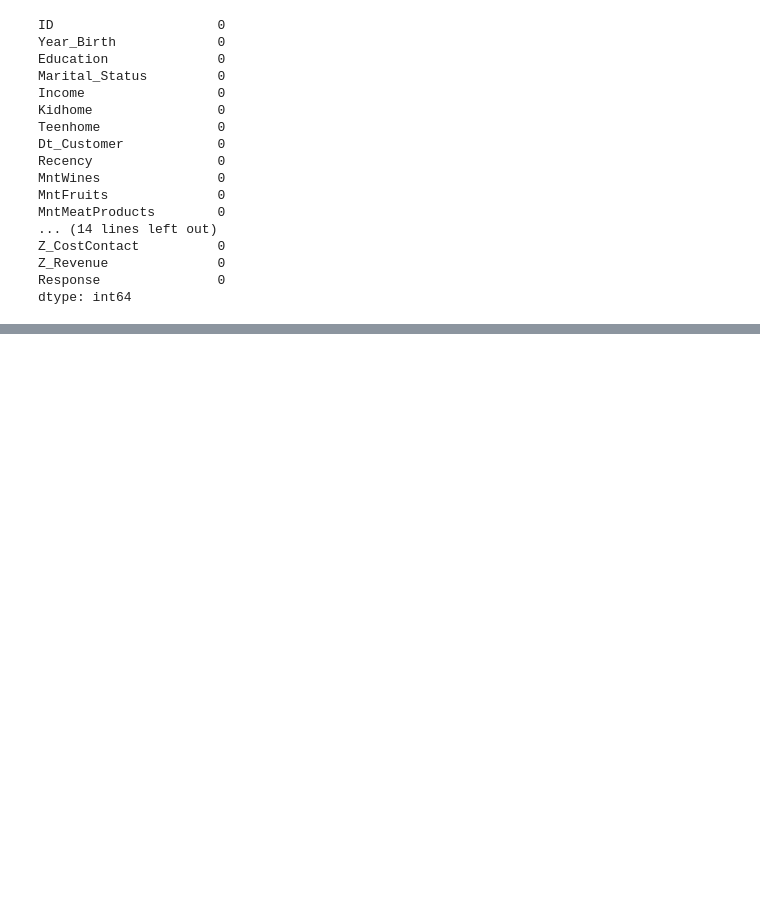
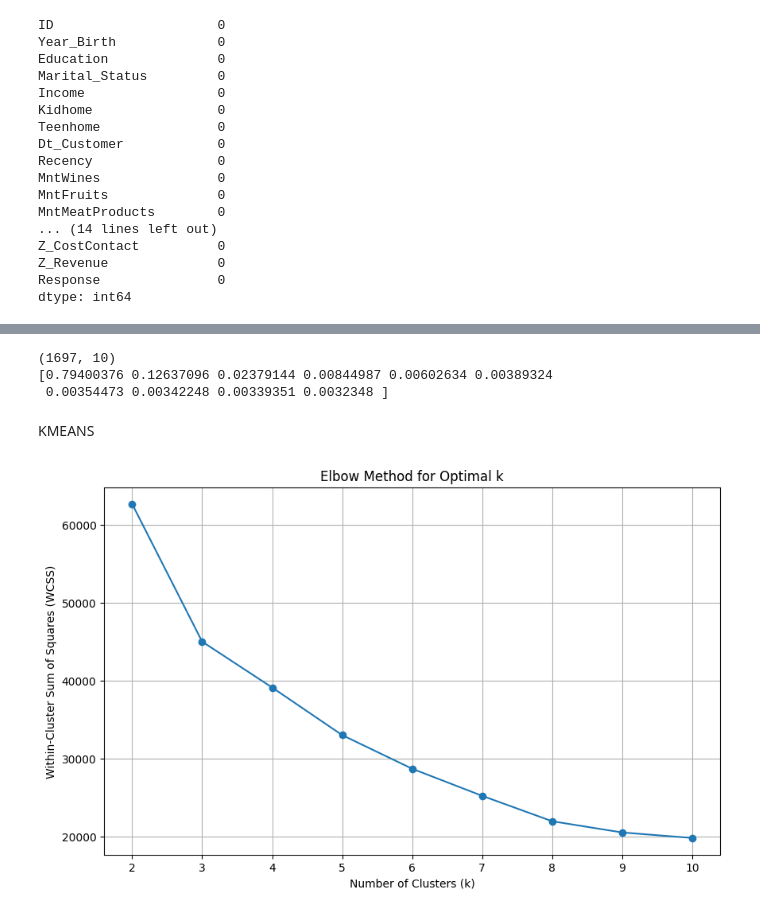
Before and after one commit to COMP3610-Group-H/Customer-Segmentation, a Jupyter notebook: Segmentation.ipynb, the cells around one changed output, grey strips where cells are left out. Drawn from its saved outputs; the diff is of its cells as text; code cells hidden in the pictures; blank space fills up the shorter version.

```diff
--- a/Segmentation.ipynb
+++ b/Segmentation.ipynb
@@ -332,0 +384,7 @@ dtype: int64
+# %%
+print(df_pca.shape)
+print(pca.explained_variance_ratio_)
+# %% [output]
+(1697, 10)
+[0.79400376 0.12637096 0.02379144 0.00844987 0.00602634 0.00389324
+ 0.00354473 0.00342248 0.00339351 0.0032348 ]
@@ -332,0 +393,30 @@ dtype: int64
+# %% [markdown]
+KMEANS
+# %%
+#Select data for analysis
+data =
+# %%
+#KMEANS
+#finding the number of clusters for PCA Using Elbow method.
+
+
+wcss = []
+silhouette_scores = []
+
+for k in range(2, 11):  # Trying k from 2 to 10 clusters
+    kmeans = KMeans(n_clusters=k, random_state=42)
+    kmeans.fit(data)
+    wcss.append(kmeans.inertia_)  # Within-cluster sum of squares
+    silhouette_scores.append(silhouette_score(data, kmeans.labels_))
+# %%
+# Plot the Elbow Method graph
+plt.figure(figsize=(10, 6))
+plt.plot(range(2, 11), wcss, marker='o')
+plt.xlabel('Number of Clusters (k)')
+plt.ylabel('Within-Cluster Sum of Squares (WCSS)')
+plt.title('Elbow Method for Optimal k')
+plt.xticks(range(2, 11))
+plt.grid(True)
+plt.show()
+# %% [output]
+[figure, added]
```
Also changed, not shown: parts of 13 cells of this notebook.
